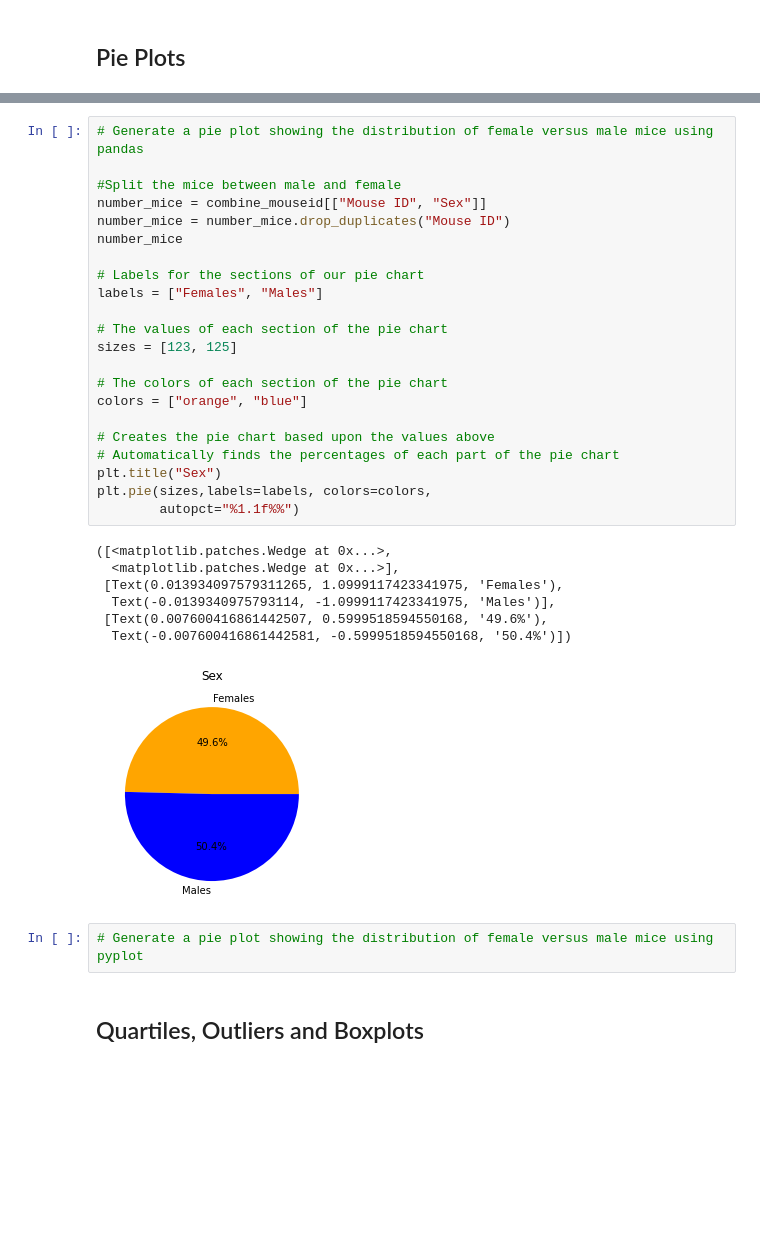
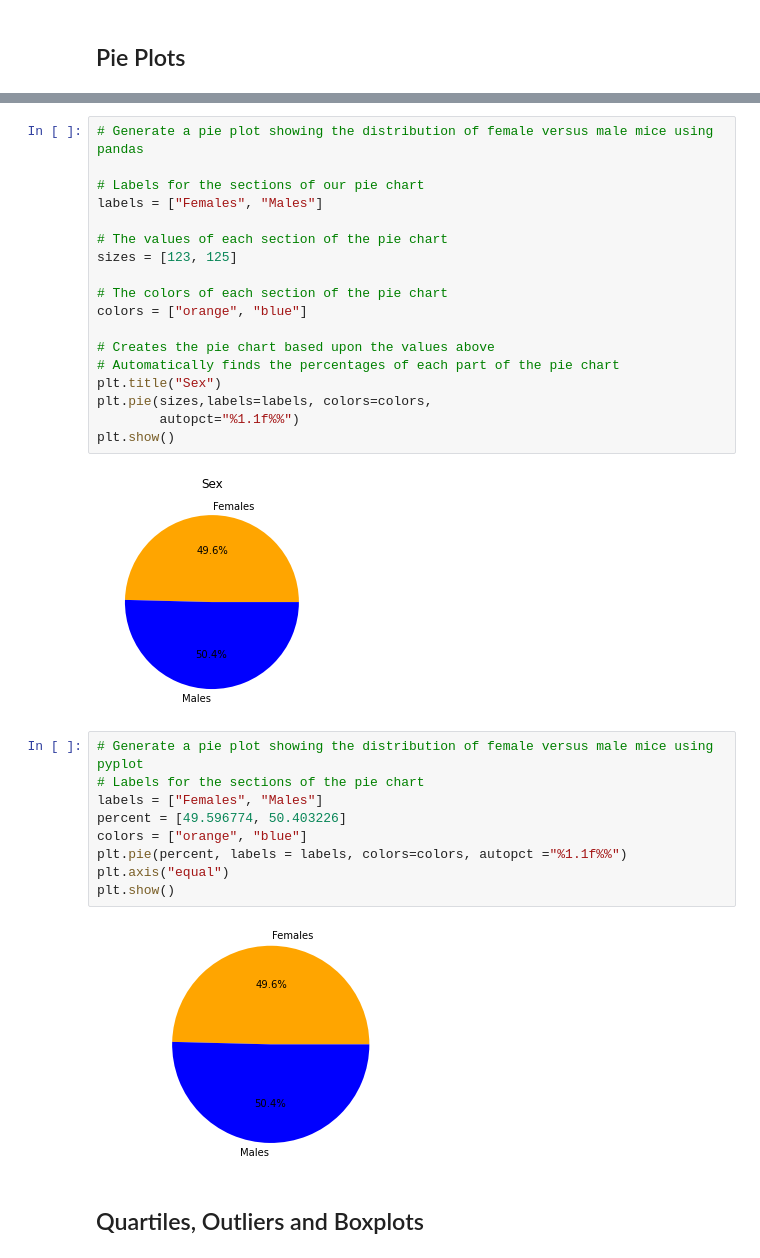
Before and after one commit to amitpatel02-atl/matplotlib-challenge, a Jupyter notebook: pymaceuticals_starter.ipynb, the cells around one changed output, grey strips where cells are left out. Saved outputs shown, nothing was run; the diff lists cells and outputs as text; blank space fills up the shorter version.

```diff
--- a/pymaceuticals_starter.ipynb
+++ b/pymaceuticals_starter.ipynb
@@ -177,10 +192,5 @@ NameError: name 'np' is not defined
 # %%
 # Generate a pie plot showing the distribution of female versus male mice using pandas
-
-#Split the mice between male and female
-number_mice = combine_mouseid[["Mouse ID", "Sex"]]
-number_mice = number_mice.drop_duplicates("Mouse ID")
-number_mice
 
 # Labels for the sections of our pie chart
 labels = ["Females", "Males"]
@@ -196,16 +206,20 @@ colors = ["orange", "blue"]
 plt.title("Sex")
 plt.pie(sizes,labels=labels, colors=colors,
         autopct="%1.1f%%")
+plt.show()
 # %% [output]
-([<matplotlib.patches.Wedge at 0x...>,
-  <matplotlib.patches.Wedge at 0x...>],
- [Text(0.013934097579311265, 1.0999117423341975, 'Females'),
-  Text(-0.0139340975793114, -1.0999117423341975, 'Males')],
- [Text(0.007600416861442507, 0.5999518594550168, '49.6%'),
-  Text(-0.007600416861442581, -0.5999518594550168, '50.4%')])
 [figure]
 # %%
 # Generate a pie plot showing the distribution of female versus male mice using pyplot
+# Labels for the sections of the pie chart
+labels = ["Females", "Males"]
+percent = [49.596774, 50.403226]
+colors = ["orange", "blue"]
+plt.pie(percent, labels = labels, colors=colors, autopct ="%1.1f%%")
+plt.axis("equal")
+plt.show()
+# %% [output]
+[figure, added]
 # %% [markdown]
 ## Quartiles, Outliers and Boxplots
 # %%
```
Also changed, not shown: parts of 6 cells of this notebook.
